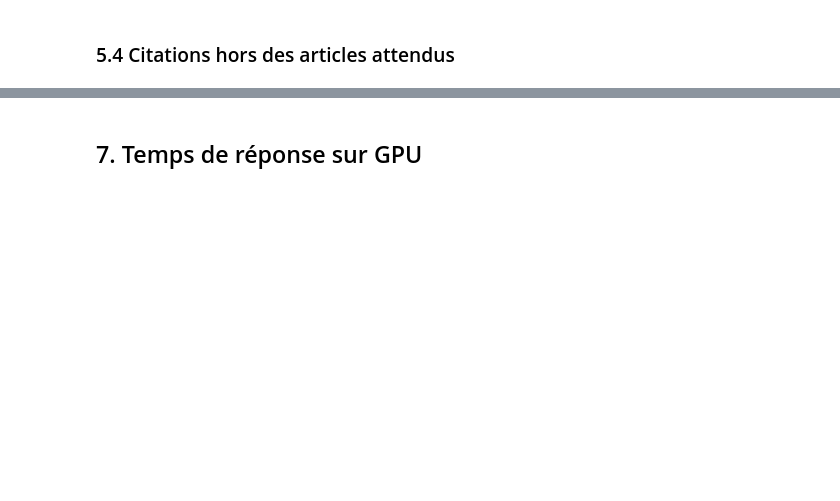
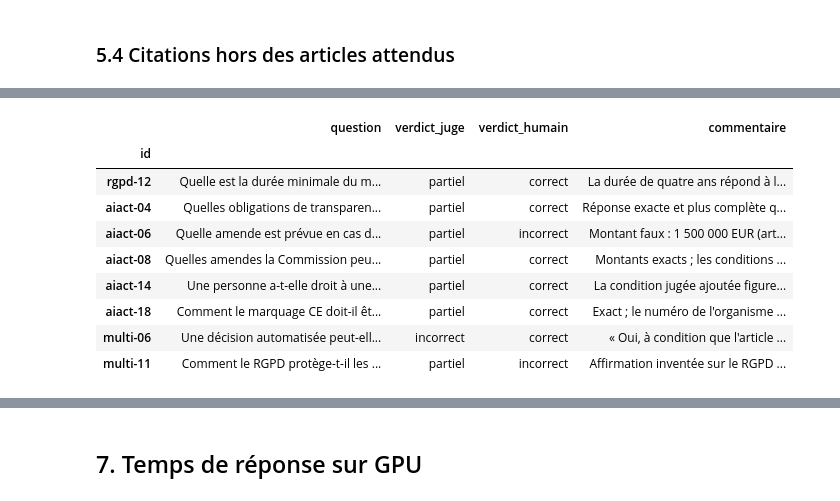
Before and after one commit to louchenilounes/assistant-rag-agents, a Jupyter notebook: notebooks/03_evaluation_baseline.ipynb, the cells around one changed output, grey strips where cells are left out. Drawn from its saved outputs; the diff is of its cells as text; code cells hidden in the pictures; blank space fills up the shorter version.

Commit message:
Évaluation de référence du RAG simple : résultats, relecture humaine et analyse des erreurs

```diff
--- a/notebooks/03_evaluation_baseline.ipynb
+++ b/notebooks/03_evaluation_baseline.ipynb
@@ -126,0 +178,5 @@ for qid, row in sample.iterrows():
+# %%
+review = pd.read_csv(run_dir / "revue_humaine.csv").set_index("id")
+agree = review["verdict_juge"] == review["verdict_humain"]
+print(f"Accord entre le juge et la relecture : {agree.mean():.0%} ({agree.sum()} / {len(review)})")
+pd.crosstab(review["verdict_humain"], review["verdict_juge"], rownames=["relecture"], colnames=["juge"])
@@ -126,0 +190,13 @@ for qid, row in sample.iterrows():
+# %%
+review.loc[~agree].join(answers["question"])[["question", "verdict_juge", "verdict_humain", "commentaire"]]
+# %% [output]
+|  | question | verdict_juge | verdict_humain | commentaire |
+| id |  |  |  |  |
+| rgpd-12 | Quelle est la durée minimale du m... | partiel | correct | La durée de quatre ans répond à l... |
+| aiact-04 | Quelles obligations de transparen... | partiel | correct | Réponse exacte et plus complète q... |
+| aiact-06 | Quelle amende est prévue en cas d... | partiel | incorrect | Montant faux : 1 500 000 EUR (art... |
+| aiact-08 | Quelles amendes la Commission peu... | partiel | correct | Montants exacts ; les conditions ... |
+| aiact-14 | Une personne a-t-elle droit à une... | partiel | correct | La condition jugée ajoutée figure... |
+| aiact-18 | Comment le marquage CE doit-il êt... | partiel | correct | Exact ; le numéro de l'organisme ... |
+| multi-06 | Une décision automatisée peut-ell... | incorrect | correct | « Oui, à condition que l'article ... |
+| multi-11 | Comment le RGPD protège-t-il les ... | partiel | incorrect | Affirmation inventée sur le RGPD ... |
```
Also changed, not shown: parts of 17 cells of this notebook, 8 other files.
